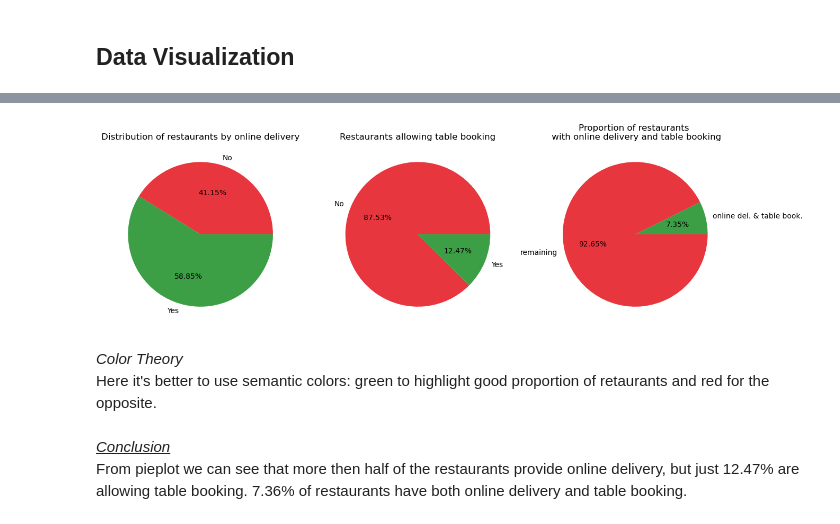
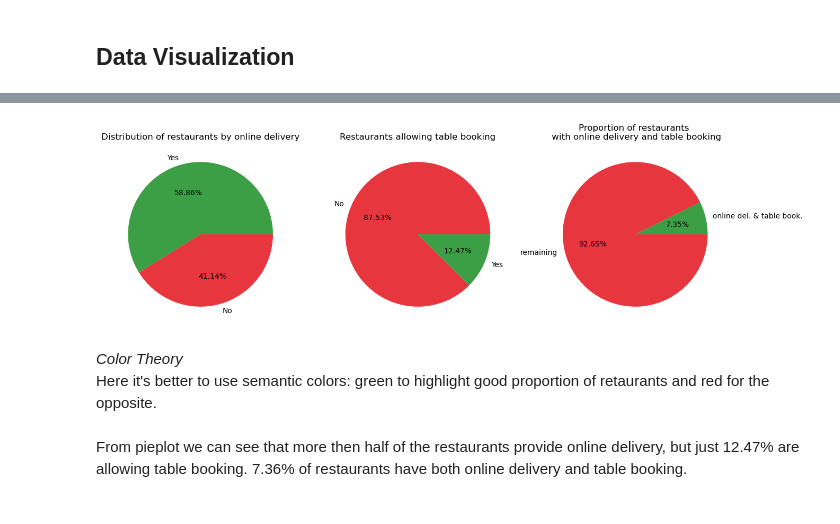
Before and after one commit to DianSim/zomato, a Jupyter notebook: zomato_EDA.ipynb, the cells around one changed output, grey strips where cells are left out. Saved outputs shown, nothing was run; the diff lists cells and outputs as text; code cells hidden in the pictures.

```diff
--- a/zomato_EDA.ipynb
+++ b/zomato_EDA.ipynb
@@ -426,9 +382,8 @@ for i in zmt.index:
 # %%
-ct_rt_cost = zmt.groupby(['city', 'rating']).apply(lambda row: row.cost_for_two.mean())
+ct_rt_cost = zmt.groupby(['location', 'rating']).apply(lambda row: row.cost_for_two.mean())
 
-for i in zmt.index:
-    if pd.isnull(zmt.loc[i,'cost_for_two']):
-        zmt.loc[i,'cost_for_two'] = ct_rt_cost[zmt.loc[i,'city'], zmt.loc[i,'rating']]
+mask = zmt.cost_for_two.isna()
+zmt.loc[mask, 'cost_for_two'] = zmt[mask].apply(lambda row: ct_rt_cost[row['location'], row['rating']], axis=1)
 # %%
 zmt.isna().sum()
 # %% [output]
@@ -451,2 +400,0 @@ As we can see we still have **cuisines** with nans, those are the cuisines for w
-# %%
-zmt.cuisines.fillna(zmt.cuisines.mode()[0], inplace=True)
@@ -469,0 +401,2 @@ dtype: int64
+# %%
+zmt['cost_for_two'].fillna(round(zmt['cost_for_two'].mean(),1),inplace=True)
@@ -494,0 +441,4 @@ memory usage: 5.1+ MB
+# %%
+dist_rest_online_order = (zmt.online_order.value_counts() / zmt.shape[0] * 100).round(2)
+dist_rest_book_table = (zmt.book_table.value_counts() / zmt.shape[0] * 100).round(2)
+dist_rest_online_order
@@ -510,17 +452,16 @@ dtype: float64
 # %%
 fig, (ax1, ax2, ax3) = plt.subplots(1, 3, figsize = (15, 6))
 
-ax1.pie(x = rest_online_order_distr, labels = rest_online_order_distr.index, colors = ['#e3000bc9', '#078513c9'], autopct = "%.2f%%")
-ax2.pie(x = rest_table_booking_distr, labels = rest_table_booking_distr.index, colors = ['#e3000bc9', '#078513c9'], autopct = "%.2f%%")
+ax1.pie(x = dist_rest_online_order, labels = dist_rest_online_order.index, colors = ['#078513c9', '#e3000bc9'], autopct = "%.2f%%")
+ax2.pie(x = dist_rest_book_table, labels = dist_rest_book_table.index, colors = ['#e3000bc9', '#078513c9'], autopct = "%.2f%%")
 ax3.pie(x=[crest_onln_del_tbl_bk, zmt.shape[0]-crest_onln_del_tbl_bk], labels=['online del. & table book.', 'remaining'], colors = ['#078513c9', '#e3000bc9'], autopct = "%.2f%%")
 ax1.set_title('Distribution of restaurants by online delivery', fontdict={'fontsize':12})
 ax2.set_title('Restaurants allowing table booking', fontdict={'fontsize':12})
 a = ax3.set_title('Proportion of restaurants \n with online delivery and table booking')
 # %% [output]
-[figure, old version]
+[figure, new version]
 # %% [markdown]
 *Color Theory*
 Here it's better to use semantic colors: green to highlight good proportion of retaurants and red for the opposite.
 # %% [markdown]
-<u>_Conclusion_</u>
-From pieplot we can see that more then half of the restaurants provide online delivery, but just 12.47% are allowing table booking. 7.36% of restaurants have both online delivery and table booking.
+ From pieplot we can see that more then half of the restaurants provide online delivery, but just 12.47% are allowing table booking. 7.36% of restaurants have both online delivery and table booking.
```
Also changed, not shown: parts of 92 cells of this notebook.
